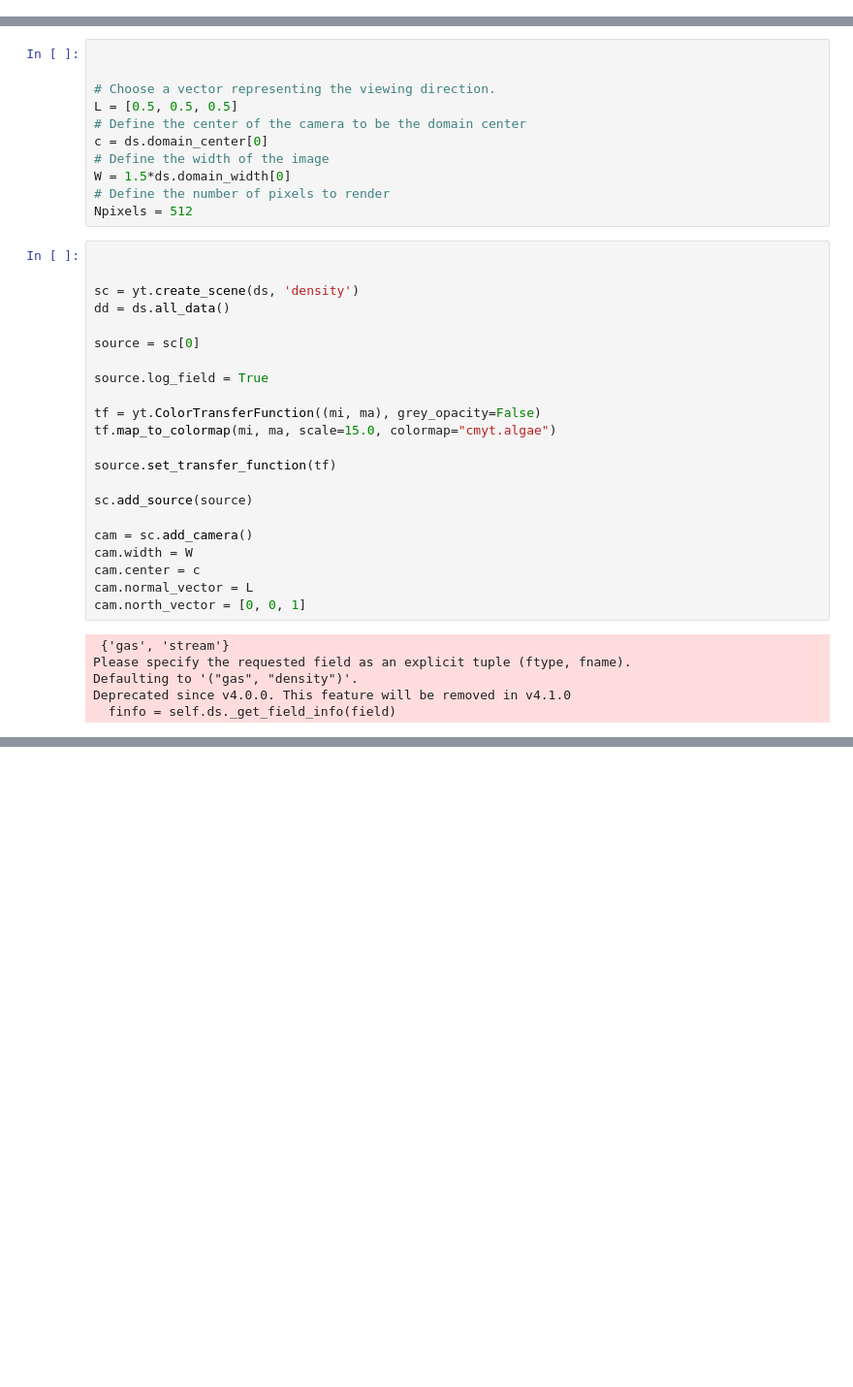
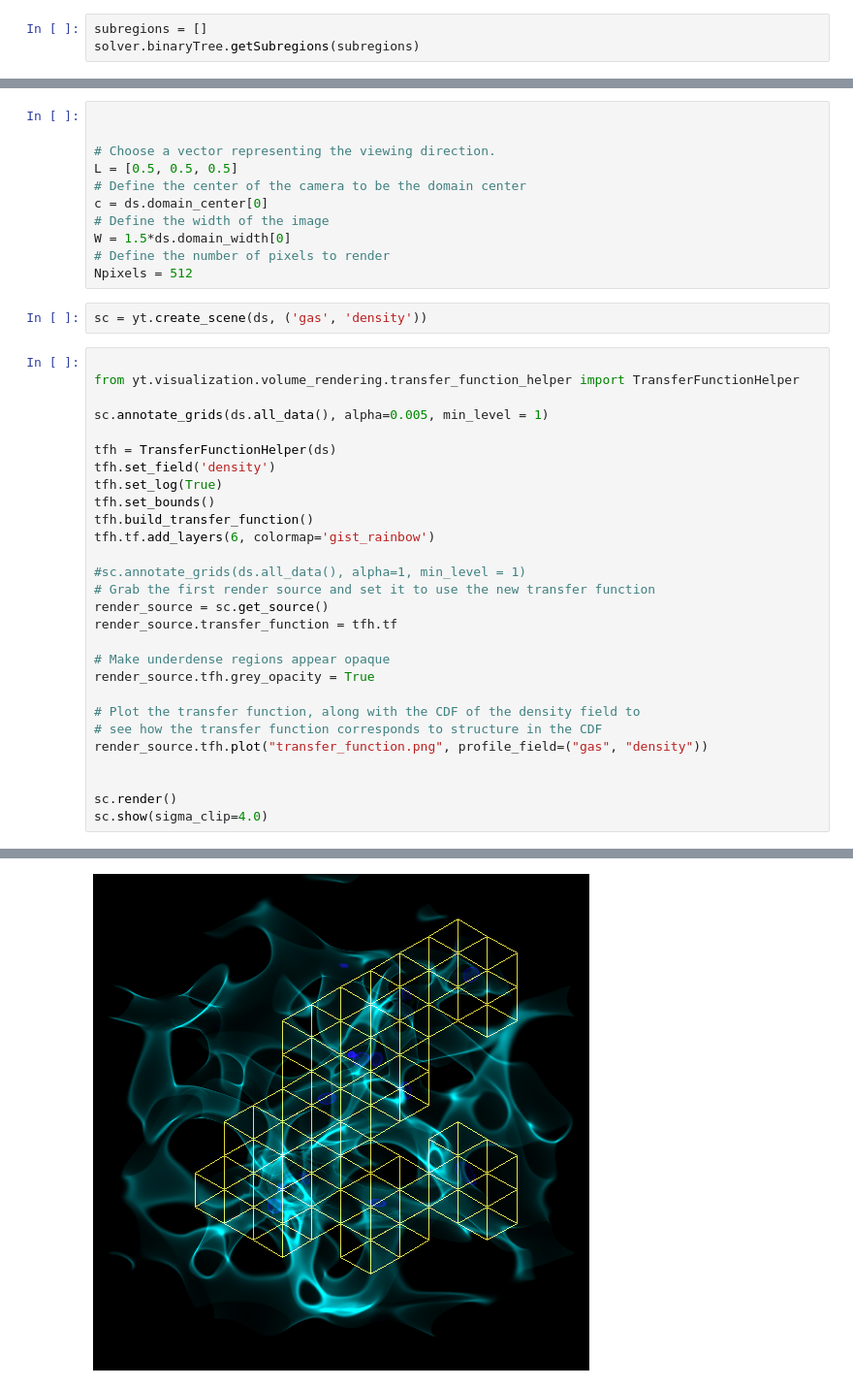
Before and after one commit to KunkelAlexander/fdm-hybrid-scheme, a Jupyter notebook: density_slice.ipynb, the cells around one changed output, grey strips where cells are left out. Shown at 97% size. Saved outputs shown, nothing was run; the diff lists cells and outputs as text; blank space fills up the shorter version.

Commit message:
Create volume rendering of 3D simulation

```diff
--- a/density_slice.ipynb
+++ b/density_slice.ipynb
@@ -47,0 +45,3 @@ yt : [INFO     ] 2022-04-14 16:11:17,378 Making a fixed resolution buffer of (('
+# %%
+subregions = []
+solver.binaryTree.getSubregions(subregions)
@@ -64,31 +416,34 @@ c = ds.domain_center[0]
 W = 1.5*ds.domain_width[0]
 # Define the number of pixels to render
 Npixels = 512
-# %%
-
-
-sc = yt.create_scene(ds, 'density')
-dd = ds.all_data()
-
-source = sc[0]
-
-source.log_field = True
-
-tf = yt.ColorTransferFunction((mi, ma), grey_opacity=False)
-tf.map_to_colormap(mi, ma, scale=15.0, colormap="cmyt.algae")
-
-source.set_transfer_function(tf)
-
-sc.add_source(source)
-
-cam = sc.add_camera()
-cam.width = W
-cam.center = c
-cam.normal_vector = L
-cam.north_vector = [0, 0, 1]
-# %% [output]
- {'gas', 'stream'}
-Please specify the requested field as an explicit tuple (ftype, fname).
-Defaulting to '("gas", "density")'.
-Deprecated since v4.0.0. This feature will be removed in v4.1.0
-  finfo = self.ds._get_field_info(field)
+# %%
+sc = yt.create_scene(ds, ('gas', 'density'))
+# %%
+
+from yt.visualization.volume_rendering.transfer_function_helper import TransferFunctionHelper
+
+sc.annotate_grids(ds.all_data(), alpha=0.005, min_level = 1)
+
+tfh = TransferFunctionHelper(ds)
+tfh.set_field('density')
+tfh.set_log(True)
+tfh.set_bounds()
+tfh.build_transfer_function()
+tfh.tf.add_layers(6, colormap='gist_rainbow')
+
+#sc.annotate_grids(ds.all_data(), alpha=1, min_level = 1)
+# Grab the first render source and set it to use the new transfer function
+render_source = sc.get_source()
+render_source.transfer_function = tfh.tf
+
+# Make underdense regions appear opaque
+render_source.tfh.grey_opacity = True
+
+# Plot the transfer function, along with the CDF of the density field to
+# see how the transfer function corresponds to structure in the CDF
+render_source.tfh.plot("transfer_function.png", profile_field=("gas", "density"))
+
+
+sc.render()
+sc.show(sigma_clip=4.0)
+# %% [output]
@@ -94,0 +468 @@ Deprecated since v4.0.0. This feature will be removed in v4.1.0
+[figure, added]
```
Also changed, not shown: parts of 34 cells of this notebook.
